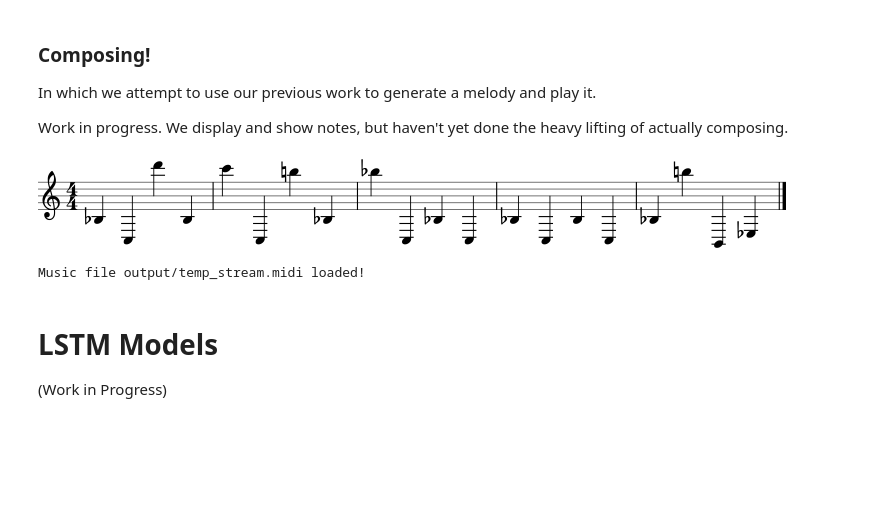
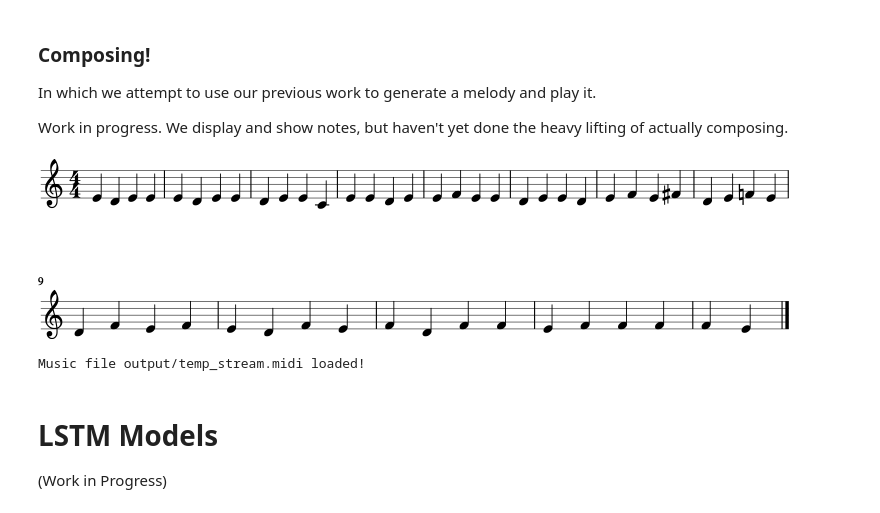
Before and after one commit to joycex99/JamJeneration, a Jupyter notebook: music_sampling.ipynb, the cells around one changed output. Saved outputs shown, nothing was run; the diff lists cells and outputs as text; code cells hidden in the pictures; blank space fills up the shorter version.

Commit message:
Compose with logreg baseline

```diff
--- a/music_sampling.ipynb
+++ b/music_sampling.ipynb
@@ -314,7 +339,7 @@ In which we attempt to use our previous work to generate a melody and play it.
 
 Work in progress. We display and show notes, but haven't yet done the heavy lifting of actually composing.
 # %%
-def compose(model, composition_length, input_sequence_length, vectorizer, inverse_featurizer, model_wrapper=None, offset=20):
+def compose(model, composition_length, sequence_length, vectorizer, inverse_featurizer, model_wrapper=None, offset=20):
     """
     Composes a list of notes given model, model_wrapper, vectorizer, inverse_featurizer
 
@@ -325,20 +350,26 @@ def compose(model, composition_length, input_sequence_length, vectorizer, invers
     music21 stream with composition
     """
 
-    # Randomize music seed
-    seed = np.zeros(sequence_length * len(vectorizer.vocabulary_))
+    # Randomize music seed - could do better
+    num_features = len(vectorizer.vocabulary_)
+    composition = np.zeros((sequence_length, num_features))
     for i in range(sequence_length):
-        seed[i * sequence_length + np.random(sequence_length)] = 1
+        composition[i][np.random.randint(num_features)] = 1
 
-    # Begin composing
-    composition = []
-    prev_seq = seed
+    # Begin composing list of vectors
     for i in range(composition_length + offset):
+        seed = np.concatenate(composition[-sequence_length:], axis=None)
         next_note = None
         if model_wrapper:
-            next_note = model_wrapper(model, prev_seq)
+            next_note = model_wrapper(model, seed)
         else:
-            next_note = model.predict(prev_seq) #untested
+            next_note = model.predict(seed) #untested
+        composition = np.vstack([composition, next_note])
+
+    composition = composition[offset + sequence_length:]
+    composition = vectorizer.inverse_transform(composition)
+    composition = inverse_featurizer(composition)
+    return composition
 # %%
 def play_stream(our_stream, save_path=None):
     """
@@ -350,12 +381,13 @@ def play_stream(our_stream, save_path=None):
     save_path = save_path or 'output/temp_stream.midi'
     our_stream.write('midi', save_path)
     play.play_midi(save_path)
-# %%
-simple_stream = stream_for_note_list(simple_notes[400:420])
-play_stream(simple_stream)
-# %% [output]
-[figure, removed]
-Music file output/temp_stream.midi loaded!
+# %%
+our_composition = compose(multiclass_logistic_model, 50, 10, simple_vectorizer, songify_features_simple, multioutput_predict_random_wrapper)
+# %%
+play_stream(our_composition)
+# %% [output]
+[figure, added]
+Music file output/temp_stream.midi loaded!
 # %% [markdown]
 # LSTM Models
 
```
Also changed, not shown: parts of 4 cells of this notebook, 1 other file.
